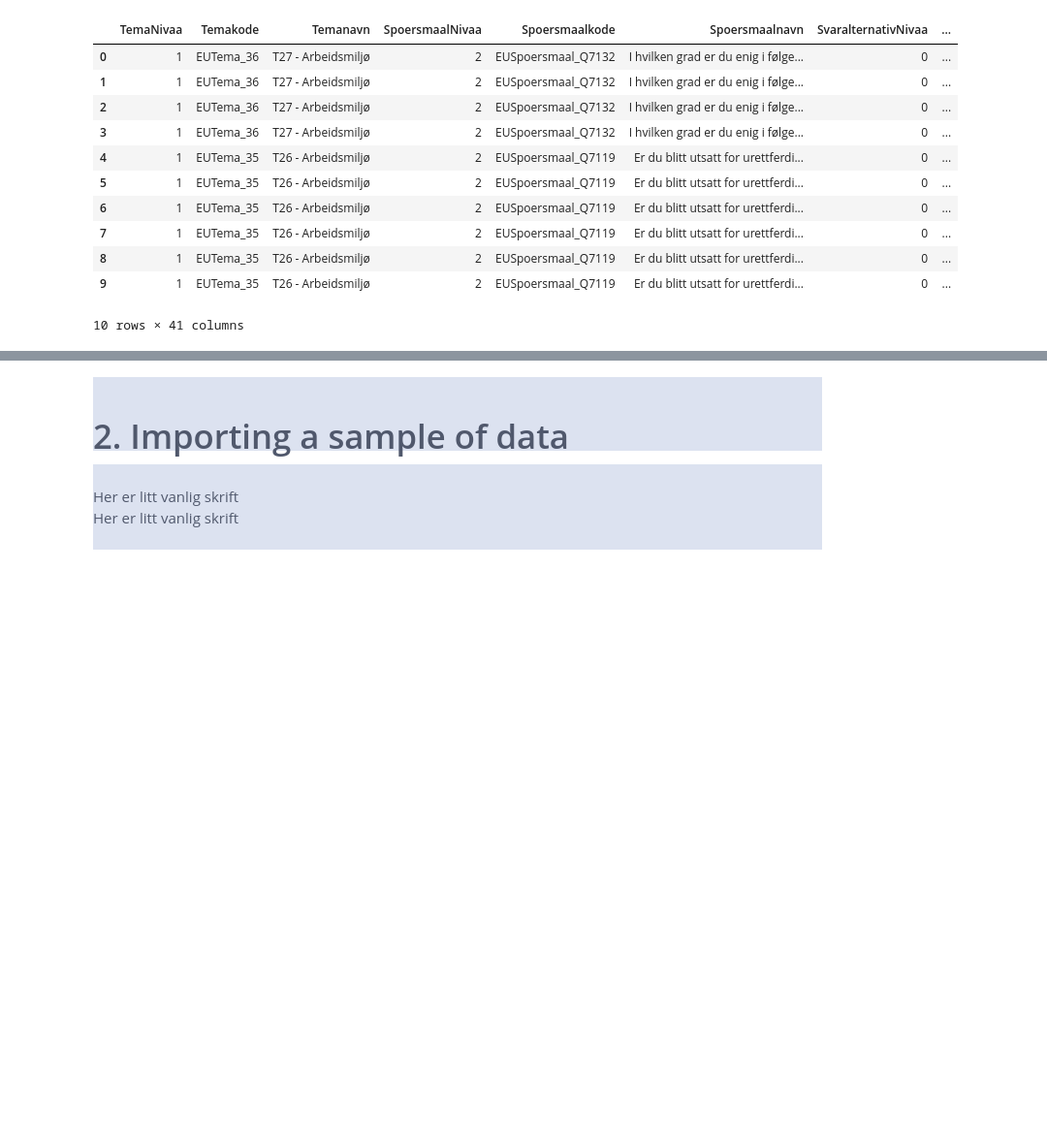
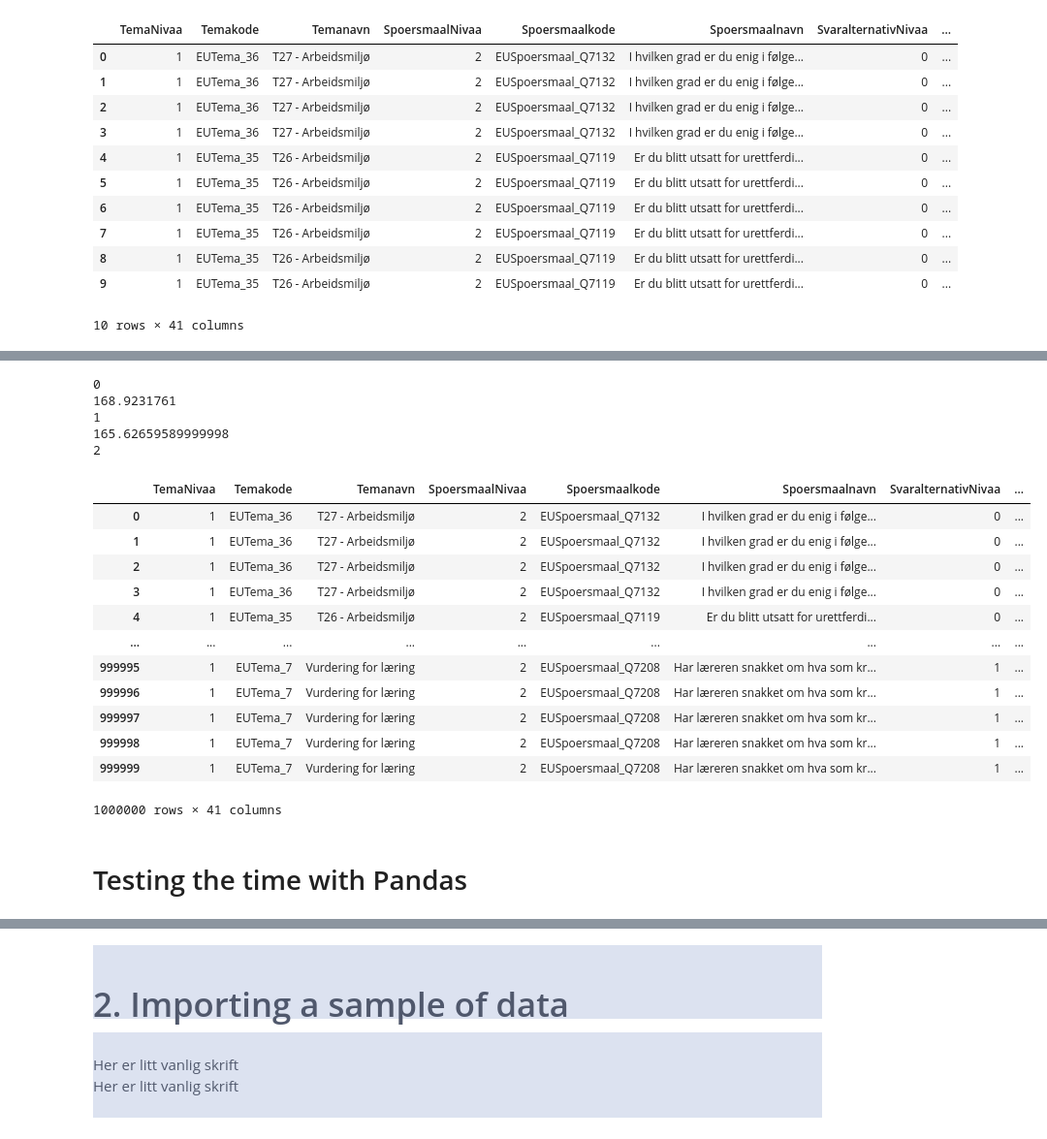
Before and after one commit to enraarne/CSV-testing-tool, a Jupyter notebook: CSV_test_script.ipynb, the cells around one changed output, grey strips where cells are left out. Shown: that part at 97% size. Saved outputs shown, nothing was run; the diff lists cells and outputs as text; code cells hidden in the pictures; blank space fills up the shorter version.

```diff
--- a/CSV_test_script.ipynb
+++ b/CSV_test_script.ipynb
@@ -59,0 +623,19 @@ df
+# %%
+for i, chunk in enumerate(chunks):
+    print(i)
+
+    start = time.perf_counter()
+    df = chunk
+    df['key'] = df.apply(key_maker, axis=1)
+    df['key'].to_csv("data/new_csv.csv", sep=";")
+
+    end = time.perf_counter()
+    print(end - start)
+
+    if i > 3: break
+# %% [output]
+0
+168.9231761
+1
+165.62659589999998
+2
@@ -59,0 +651,19 @@ df
+# %%
+df = pd.read_csv('data/VGO-EUV-Tema-2022.zip', nrows=1000000, sep=";", encoding='cp1252', compression='zip')
+df
+# %% [output]
+|  | TemaNivaa | Temakode | Temanavn | SpoersmaalNivaa | Spoersmaalkode | Spoersmaalnavn | SvaralternativNivaa | ... |
+| 0 | 1 | EUTema_36 | T27 - Arbeidsmiljø | 2 | EUSpoersmaal_Q7132 | I hvilken grad er du enig i følge... | 0 | ... |
+| 1 | 1 | EUTema_36 | T27 - Arbeidsmiljø | 2 | EUSpoersmaal_Q7132 | I hvilken grad er du enig i følge... | 0 | ... |
+| 2 | 1 | EUTema_36 | T27 - Arbeidsmiljø | 2 | EUSpoersmaal_Q7132 | I hvilken grad er du enig i følge... | 0 | ... |
+| 3 | 1 | EUTema_36 | T27 - Arbeidsmiljø | 2 | EUSpoersmaal_Q7132 | I hvilken grad er du enig i følge... | 0 | ... |
+| 4 | 1 | EUTema_35 | T26 - Arbeidsmiljø | 2 | EUSpoersmaal_Q7119 | Er du blitt utsatt for urettferdi... | 0 | ... |
+| ... | ... | ... | ... | ... | ... | ... | ... | ... |
+| 999995 | 1 | EUTema_7 | Vurdering for læring | 2 | EUSpoersmaal_Q7208 | Har læreren snakket om hva som kr... | 1 | ... |
+| 999996 | 1 | EUTema_7 | Vurdering for læring | 2 | EUSpoersmaal_Q7208 | Har læreren snakket om hva som kr... | 1 | ... |
+| 999997 | 1 | EUTema_7 | Vurdering for læring | 2 | EUSpoersmaal_Q7208 | Har læreren snakket om hva som kr... | 1 | ... |
+| 999998 | 1 | EUTema_7 | Vurdering for læring | 2 | EUSpoersmaal_Q7208 | Har læreren snakket om hva som kr... | 1 | ... |
+| 999999 | 1 | EUTema_7 | Vurdering for læring | 2 | EUSpoersmaal_Q7208 | Har læreren snakket om hva som kr... | 1 | ... |
+1000000 rows × 41 columns
+# %% [markdown]
+# Testing the time with Pandas
```
Also changed, not shown: parts of 135 cells of this notebook, 1 other file.
